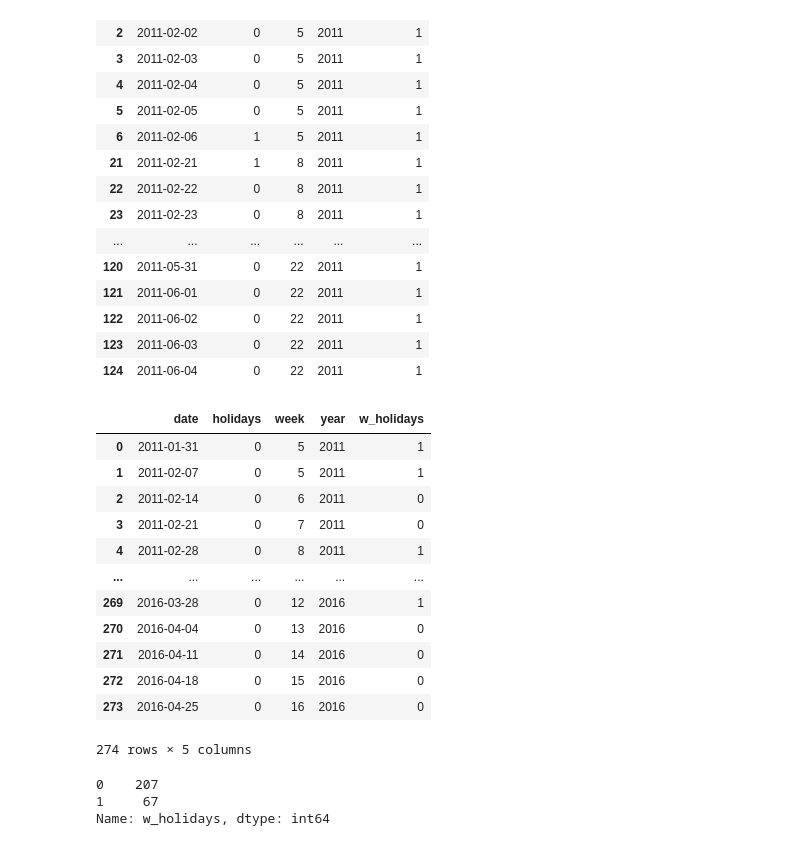
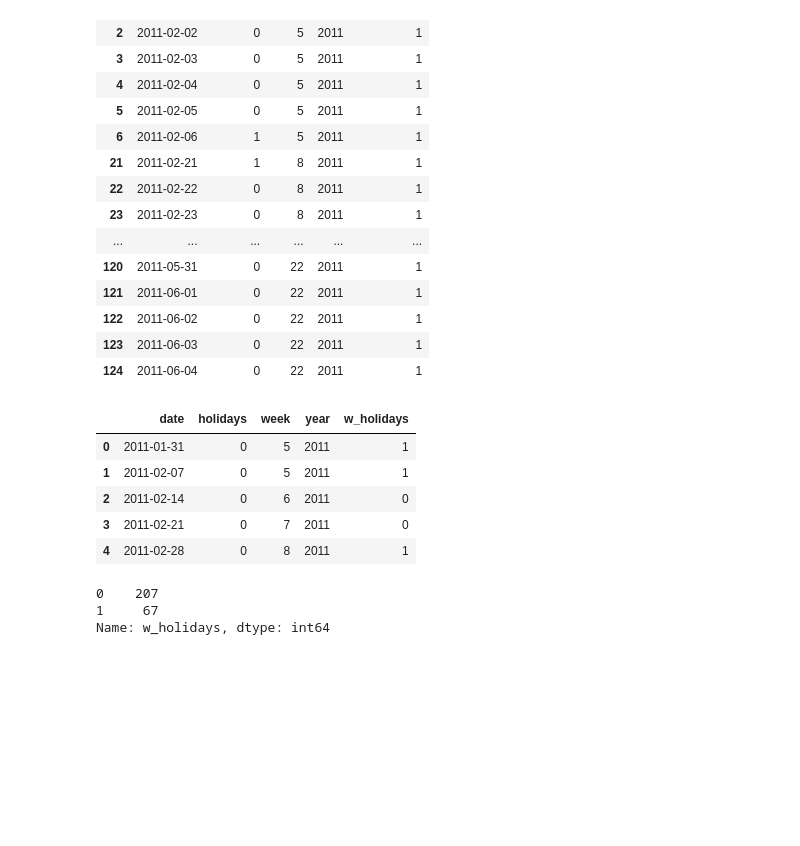
Before and after one commit to alitermat/capstone_retail_TFM, a Jupyter notebook: notebooks/Limpiezadedatos.ipynb, the cells around one changed output. Cells and saved outputs as stored; diff of their text form; code cells hidden in the pictures; blank space fills up the shorter version.

```diff
--- a/notebooks/Limpiezadedatos.ipynb
+++ b/notebooks/Limpiezadedatos.ipynb
@@ -834,19 +806,3 @@ holidays_week = df_holidays.resample('W-MON').agg({
     'year': 'first',
     'w_holidays': 'first',
 }).reset_index()
-# %%
-holidays_week
-# %% [output]
-|  | date | holidays | week | year | w_holidays |
-| 0 | 2011-01-31 | 0 | 5 | 2011 | 1 |
-| 1 | 2011-02-07 | 0 | 5 | 2011 | 1 |
-| 2 | 2011-02-14 | 0 | 6 | 2011 | 0 |
-| 3 | 2011-02-21 | 0 | 7 | 2011 | 0 |
-| 4 | 2011-02-28 | 0 | 8 | 2011 | 1 |
-| ... | ... | ... | ... | ... | ... |
-| 269 | 2016-03-28 | 0 | 12 | 2016 | 1 |
-| 270 | 2016-04-04 | 0 | 13 | 2016 | 0 |
-| 271 | 2016-04-11 | 0 | 14 | 2016 | 0 |
-| 272 | 2016-04-18 | 0 | 15 | 2016 | 0 |
-| 273 | 2016-04-25 | 0 | 16 | 2016 | 0 |
-274 rows × 5 columns
@@ -855,3 +809,14 @@ holidays_week.drop(columns="holidays",inplace=True)
+# %%
+display(holidays_week.head())
+#Eliminamos la columna "holidays" porque ya tenemos los datos de los días festivos en la columna "w_holidays"
+holidays_week.drop(columns="holidays",inplace=True)
+# %% [output]
+|  | date | holidays | week | year | w_holidays |
+| 0 | 2011-01-31 | 0 | 5 | 2011 | 1 |
+| 1 | 2011-02-07 | 0 | 5 | 2011 | 1 |
+| 2 | 2011-02-14 | 0 | 6 | 2011 | 0 |
+| 3 | 2011-02-21 | 0 | 7 | 2011 | 0 |
+| 4 | 2011-02-28 | 0 | 8 | 2011 | 1 |
 # %%
 holidays_week.w_holidays.value_counts()
 # %% [output]
```
Also changed, not shown: parts of 39 cells of this notebook, 1 other file.
